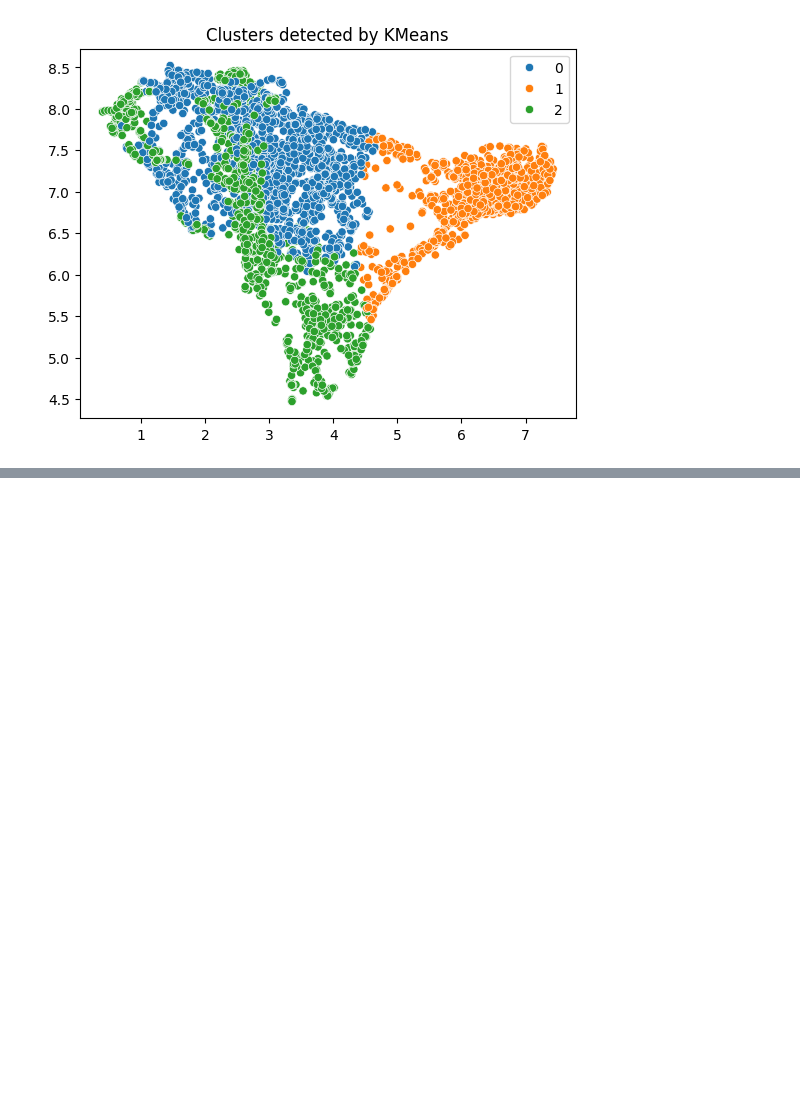
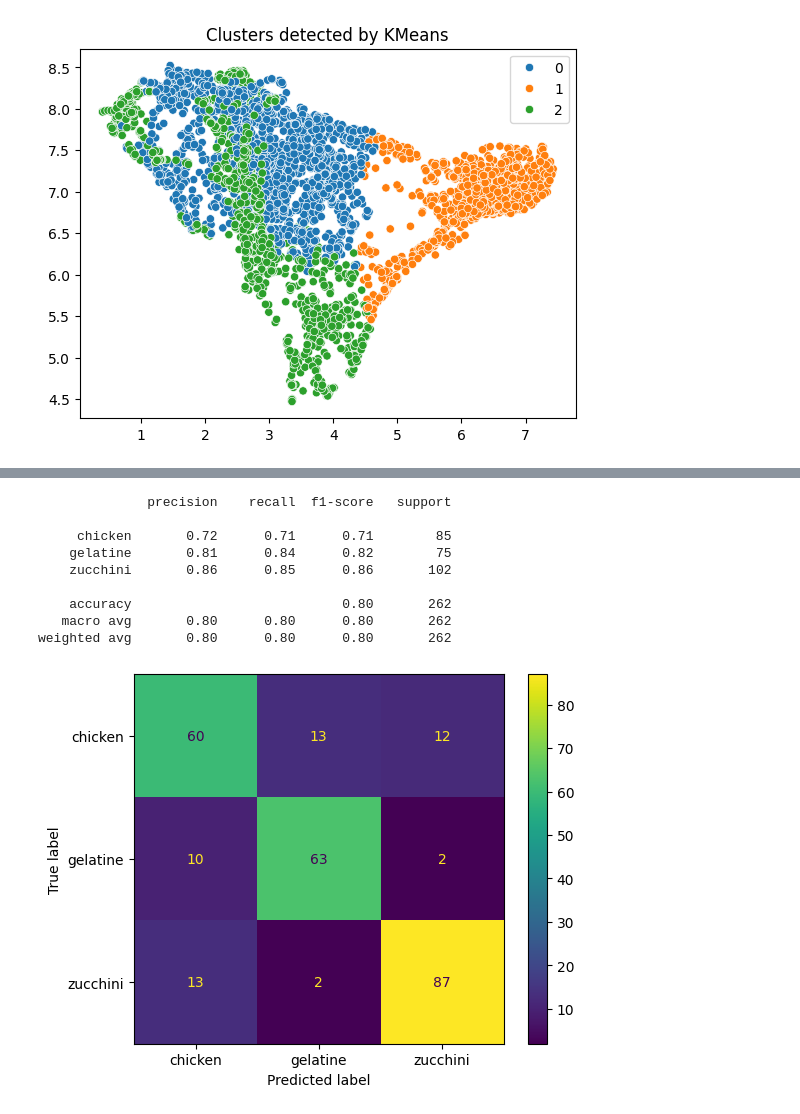
Before and after one commit to MartynaSokolowska/Vibroacoustic-analysis, a Jupyter notebook: clusters.ipynb, the cells around one changed output, grey strips where cells are left out. Saved outputs shown, nothing was run; the diff lists cells and outputs as text; code cells hidden in the pictures; blank space fills up the shorter version.

```diff
--- a/clusters.ipynb
+++ b/clusters.ipynb
@@ -232,0 +271,16 @@ Cluster
+# %%
+X_train, X_test, y_train, y_test = train_test_split(X_umap, labels, test_size=0.3, random_state=42, stratify=labels)
+clf = fit_classifier(X_train, y_train, 3)
+y_pred = evaluate_classifier(clf, X_test, y_test)
+show_confusion_matrix(y_pred, y_test, display_labels=clf.classes_)
+# %% [output]
+              precision    recall  f1-score   support
+
+     chicken       0.72      0.71      0.71        85
+    gelatine       0.81      0.84      0.82        75
+    zucchini       0.86      0.85      0.86       102
+
+    accuracy                           0.80       262
+   macro avg       0.80      0.80      0.80       262
+weighted avg       0.80      0.80      0.80       262
+[figure, added]
```
Also changed, not shown: parts of 19 cells of this notebook.
